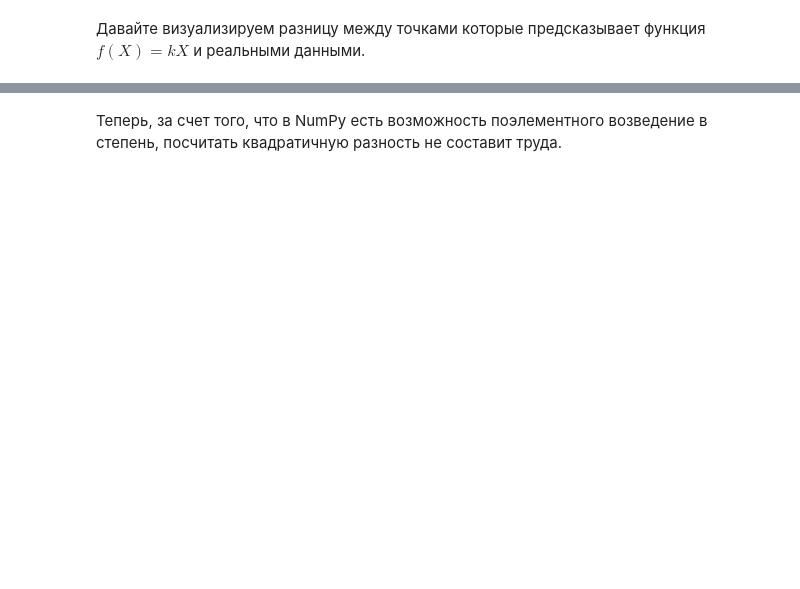
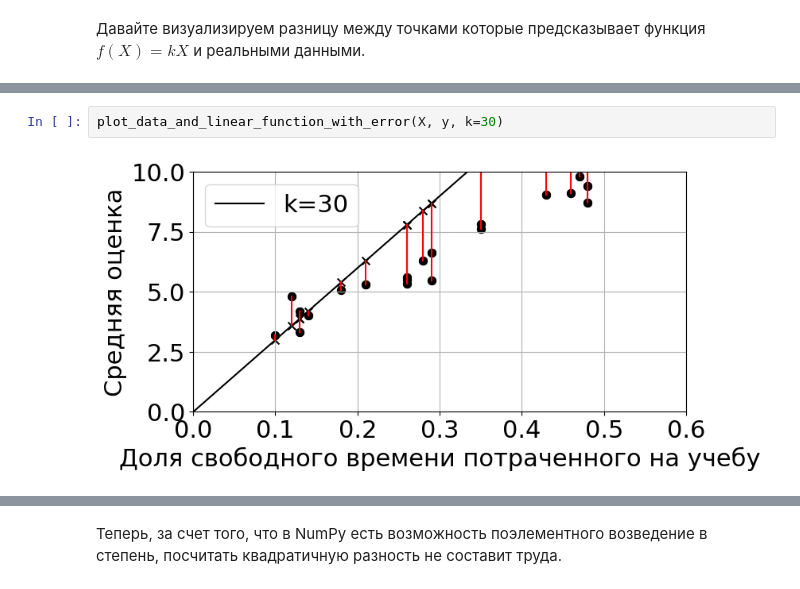
Before and after one commit to mts-machines-learn/ml-course-dec2019, a Jupyter notebook: 4. Линейная регрессия l/Regression_1_lecture.ipynb, the cells around one changed output, grey strips where cells are left out. Drawn from its saved outputs; the diff is of its cells as text; blank space fills up the shorter version.

```diff
--- a/4. Линейная регрессия l/Regression_1_lecture.ipynb
+++ b/4. Линейная регрессия l/Regression_1_lecture.ipynb
@@ -181,0 +252,4 @@ plot_data_and_error(X, y)
+# %%
+plot_data_and_linear_function_with_error(X, y, k=30)
+# %% [output]
+[figure, added]
```
Also changed, not shown: parts of 113 cells of this notebook, 1 other file.
